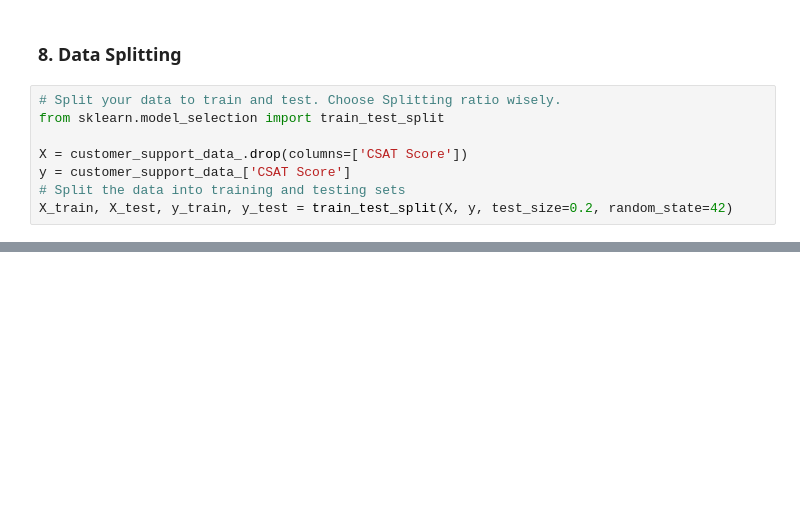
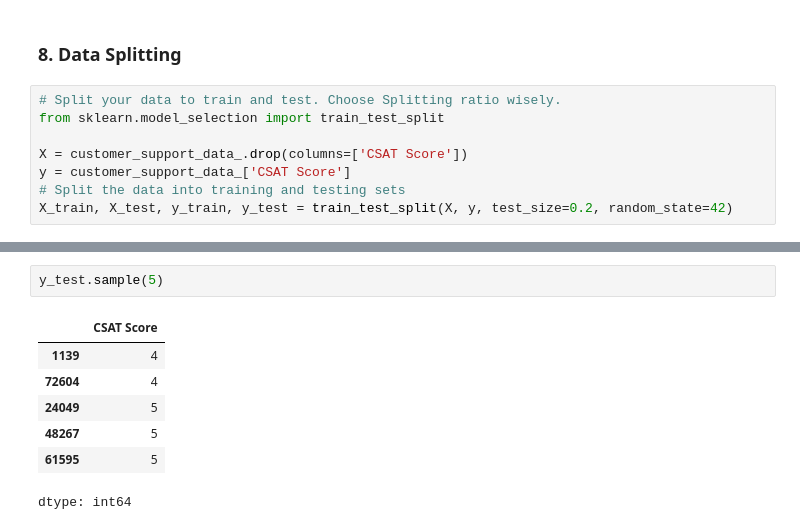
Before and after one commit to Rajesh1505/Capstone_Project_Deep_Learning, a Jupyter notebook: Capstone_Project_Deep_Learning.ipynb, the cells around one changed output, grey strips where cells are left out. Cells and saved outputs as stored; diff of their text form; blank space fills up the shorter version.

```diff
--- a/Capstone_Project_Deep_Learning.ipynb
+++ b/Capstone_Project_Deep_Learning.ipynb
@@ -759,0 +750,10 @@ dtype: int64
+# %%
+y_test.sample(5)
+# %% [output]
+|  | CSAT Score |
+| 1139 | 4 |
+| 72604 | 4 |
+| 24049 | 5 |
+| 48267 | 5 |
+| 61595 | 5 |
+dtype: int64
```
Also changed, not shown: parts of 8 cells of this notebook.
